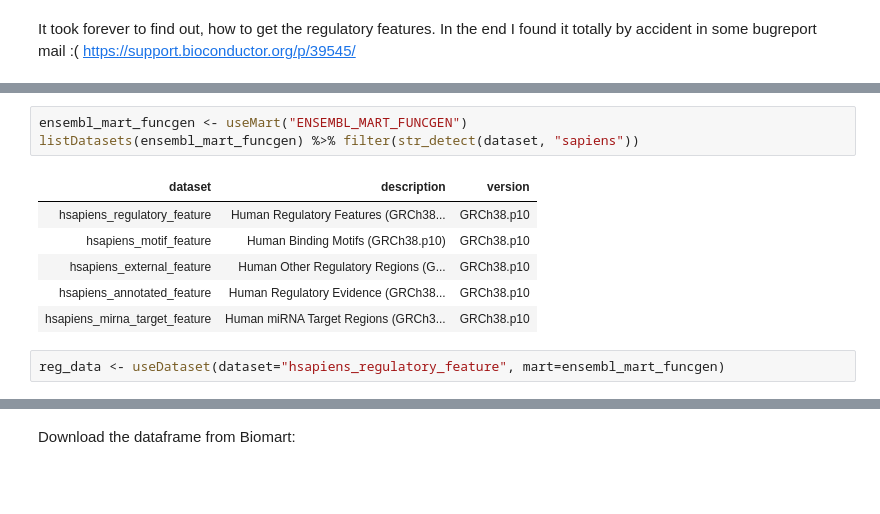
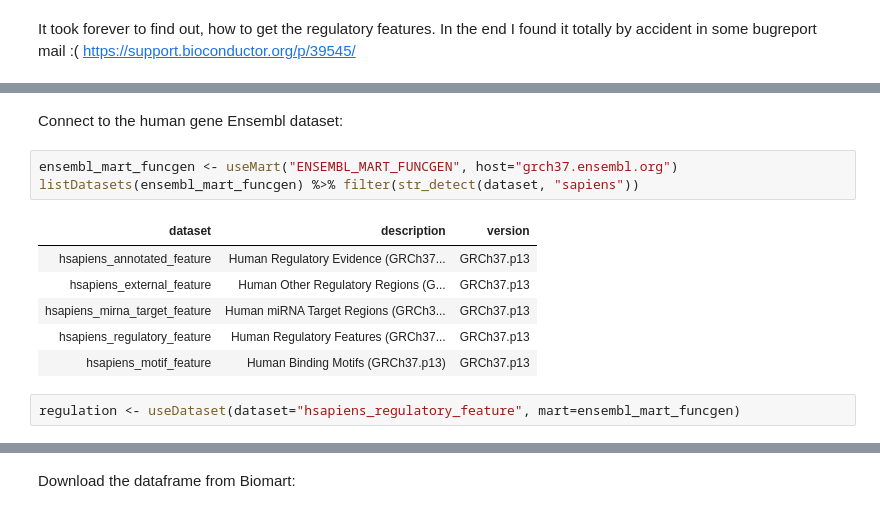
Before and after one commit to bodkan/nea-over-time, a Jupyter notebook: notebooks/introgression_predictors.ipynb, the cells around one changed output, grey strips where cells are left out. Saved outputs shown, nothing was run; the diff lists cells and outputs as text; blank space fills up the shorter version.

Commit message:
Clean up the exonic/regulatory regions fetching code

```diff
--- a/notebooks/introgression_predictors.ipynb
+++ b/notebooks/introgression_predictors.ipynb
@@ -560,12 +370,14 @@ listMarts()
+# %% [markdown]
+Connect to the human gene Ensembl dataset:
 # %%
-ensembl_mart_funcgen <- useMart("ENSEMBL_MART_FUNCGEN")
+ensembl_mart_funcgen <- useMart("ENSEMBL_MART_FUNCGEN", host="grch37.ensembl.org")
 listDatasets(ensembl_mart_funcgen) %>% filter(str_detect(dataset, "sapiens"))
 # %% [output]
 | dataset | description | version |
-| hsapiens_regulatory_feature | Human Regulatory Features (GRCh38... | GRCh38.p10 |
-| hsapiens_motif_feature | Human Binding Motifs (GRCh38.p10) | GRCh38.p10 |
-| hsapiens_external_feature | Human Other Regulatory Regions (G... | GRCh38.p10 |
-| hsapiens_annotated_feature | Human Regulatory Evidence (GRCh38... | GRCh38.p10 |
-| hsapiens_mirna_target_feature | Human miRNA Target Regions (GRCh3... | GRCh38.p10 |
+| hsapiens_annotated_feature | Human Regulatory Evidence (GRCh37... | GRCh37.p13 |
+| hsapiens_external_feature | Human Other Regulatory Regions (G... | GRCh37.p13 |
+| hsapiens_mirna_target_feature | Human miRNA Target Regions (GRCh3... | GRCh37.p13 |
+| hsapiens_regulatory_feature | Human Regulatory Features (GRCh37... | GRCh37.p13 |
+| hsapiens_motif_feature | Human Binding Motifs (GRCh37.p13) | GRCh37.p13 |
 # %%
-reg_data <- useDataset(dataset="hsapiens_regulatory_feature", mart=ensembl_mart_funcgen)
+regulation <- useDataset(dataset="hsapiens_regulatory_feature", mart=ensembl_mart_funcgen)
```
Also changed, not shown: parts of 40 cells of this notebook.
